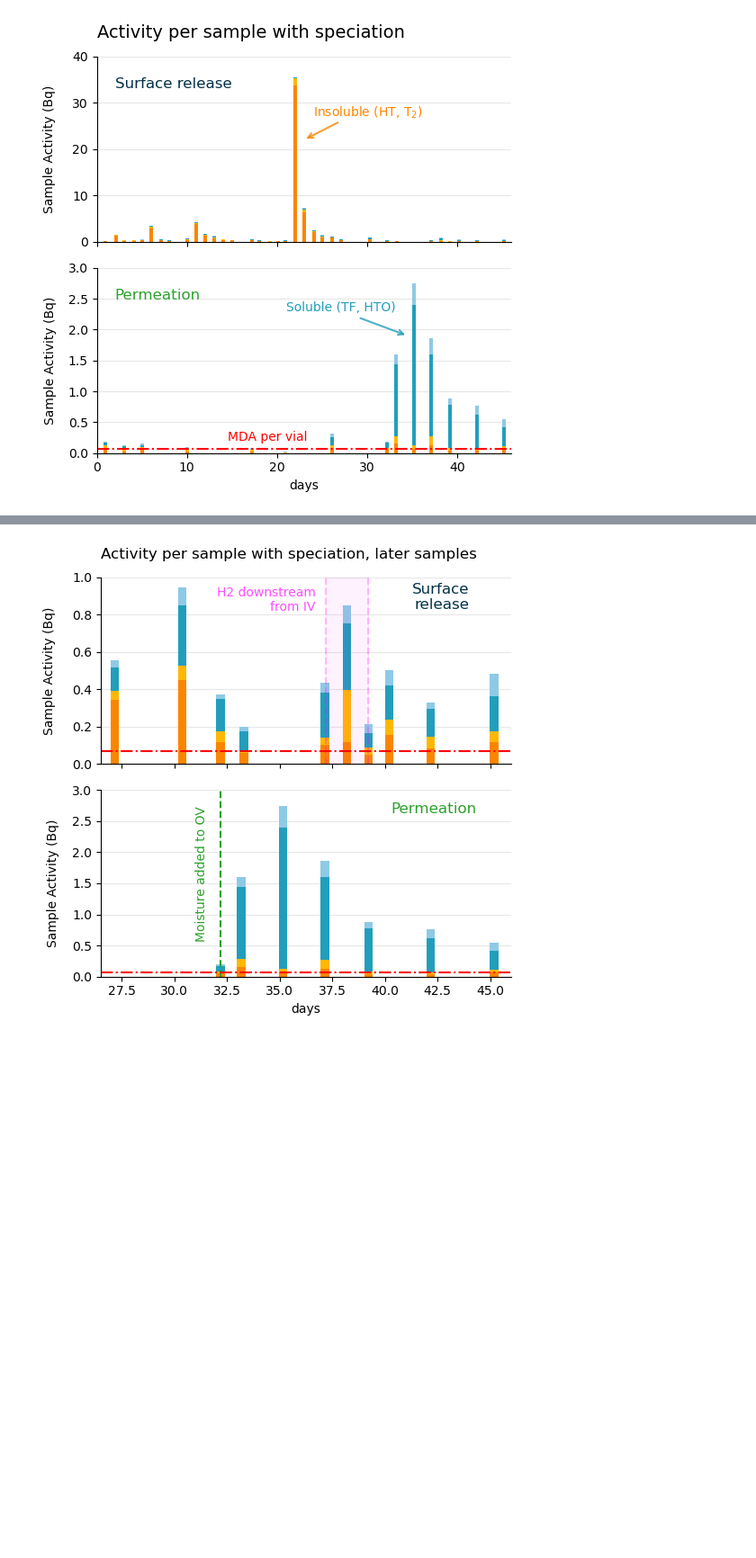
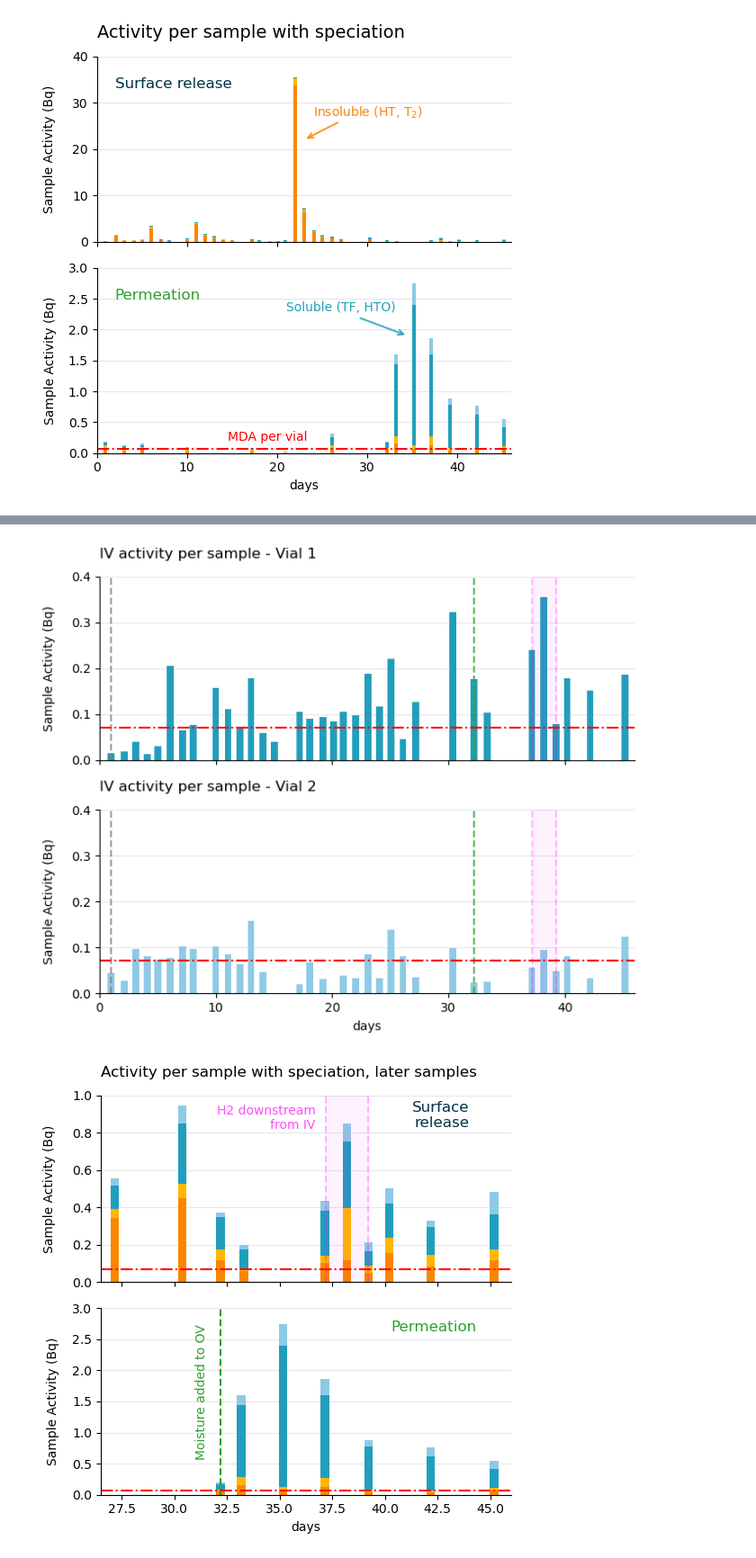
Before and after one commit to LIBRA-project/FLiBe-1L-run-1, a Jupyter notebook: analysis/tritium/tritium_model.ipynb, the cells around one changed output, grey strips where cells are left out. Shown at 90% size. Drawn from its saved outputs; the diff is of its cells as text; code cells hidden in the pictures; blank space fills up the shorter version.

```diff
--- a/analysis/tritium/tritium_model.ipynb
+++ b/analysis/tritium/tritium_model.ipynb
@@ -710,3 +941,88 @@ plt.show()
+# %%
+# Create figure with two subplots - Vial 1 and Vial 2 separately
+fig, (ax1, ax2) = plt.subplots(2, 1, figsize=(7, 5.8), sharex=True)
+
+# Extract vial 1 and 2 data from IV_stream
+times = [time.to(ureg.day) for time in replacement_times_top]
+times_array = np.array([t.magnitude for t in times])
+
+vial_1_vals = ureg.Quantity.from_list(
+    [sample.samples[0].activity for sample in IV_stream.samples]
+).to(ureg.Bq)
+vial_2_vals = ureg.Quantity.from_list(
+    [sample.samples[1].activity for sample in IV_stream.samples]
+).to(ureg.Bq)
+
+# Top plot: Vial 1 only
+plt.sca(ax1)
+bar_width = 0.6
+ax1.bar(times_array, vial_1_vals.magnitude, bar_width, color='#219EBC')
+
+# Add vertical line for gas flow start
+from datetime import datetime
+run_start = datetime.strptime("11/19/2025 11:20", "%m/%d/%Y %H:%M")
+flow_change = datetime.strptime("11/20/2025 11:45", "%m/%d/%Y %H:%M")
+flow_change_days = (flow_change - run_start).total_seconds() / 86400.0
+ax1.axvline(x=flow_change_days, color='gray', linestyle='--', linewidth=1.5, alpha=0.8)
+
+# Add vertical line for H2O addition to secondary gas
+if secondary_gas_switch_deltatimes:
+    h2o_addition_days = secondary_gas_switch_deltatimes[0].magnitude
+    ax1.axvline(x=h2o_addition_days, color='tab:green', linestyle='--', linewidth=1.5, alpha=0.8)
+
+# Add vertical lines and shading for H2 cover gas period
+if len(cover_gas_switch_deltatimes) >= 2:
+    h2_start_days = cover_gas_switch_deltatimes[0].magnitude
+    h2_end_days = cover_gas_switch_deltatimes[1].magnitude
+
+    ax1.axvline(x=h2_start_days, color='magenta', linestyle='--', linewidth=1.5, alpha=0.25)
+    ax1.axvline(x=h2_end_days, color='magenta', linestyle='--', linewidth=1.5, alpha=0.25)
+    ax1.axvspan(h2_start_days, h2_end_days, color='magenta', alpha=0.05)
+
+# Add MDA line
+MDA = 0.071
+ax1.axhline(y=MDA, color="red", linestyle="-.")
+
+ax1.grid(True, axis="y", alpha=0.3)
+ax1.set_ylim(bottom=0, top=0.4)
+ax1.set_xlim(0, 46)
+ax1.set_ylabel("Sample Activity (Bq)", labelpad=13)
+ax1.set_title("IV activity per sample - Vial 1", loc="left", pad=15, fontsize=12)
+
+# Bottom plot: Vial 2 only
+plt.sca(ax2)
+ax2.bar(times_array, vial_2_vals.magnitude, bar_width, color='#8ECAE6')
+
+# Add vertical line for gas flow start
+ax2.axvline(x=flow_change_days, color='gray', linestyle='--', linewidth=1.5, alpha=0.8)
+
+# Add vertical line for H2O addition to secondary gas
+if secondary_gas_switch_deltatimes:
+    ax2.axvline(x=h2o_addition_days, color='tab:green', linestyle='--', linewidth=1.5, alpha=0.8)
+
+# Add vertical lines and shading for H2 cover gas period
+if len(cover_gas_switch_deltatimes) >= 2:
+    ax2.axvline(x=h2_start_days, color='magenta', linestyle='--', linewidth=1.5, alpha=0.25)
+    ax2.axvline(x=h2_end_days, color='magenta', linestyle='--', linewidth=1.5, alpha=0.25)
+    ax2.axvspan(h2_start_days, h2_end_days, color='magenta', alpha=0.05)
+
+# Add MDA line
+ax2.axhline(y=MDA, color="red", linestyle="-.")
+
+ax2.grid(True, axis="y", alpha=0.3)
+ax2.set_ylim(bottom=0, top=0.4)
+ax2.set_xlim(0, 46)
+ax2.set_ylabel("Sample Activity (Bq)", labelpad=13)
+ax2.set_xlabel("days", labelpad=5)
+ax2.set_title("IV activity per sample - Vial 2", loc="left", pad=15, fontsize=12)
+
+plt.tight_layout()
+plt.savefig('outputs/iv_vials_separated.pdf', bbox_inches='tight')
+plt.savefig('outputs/iv_vials_separated.svg', bbox_inches='tight')
+plt.savefig('outputs/iv_vials_separated.png', bbox_inches='tight')
+plt.show()
+# %% [output]
+[figure, added]
 # %%
 # Create figure with two subplots for bar charts
 fig, (ax1, ax2) = plt.subplots(2, 1, figsize=(5.5, 5.5), sharex=True)
```
Also changed, not shown: parts of 5 cells of this notebook.
